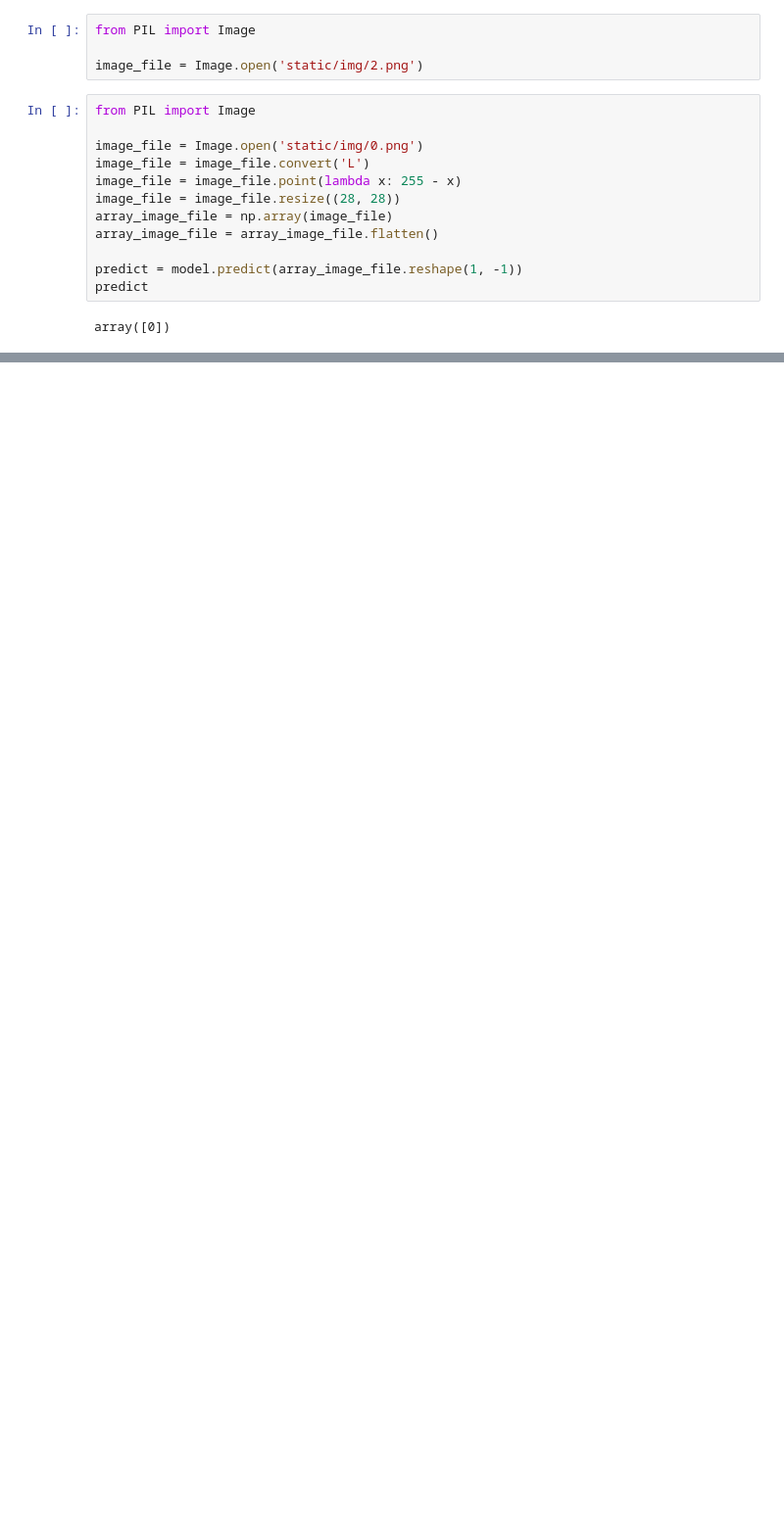
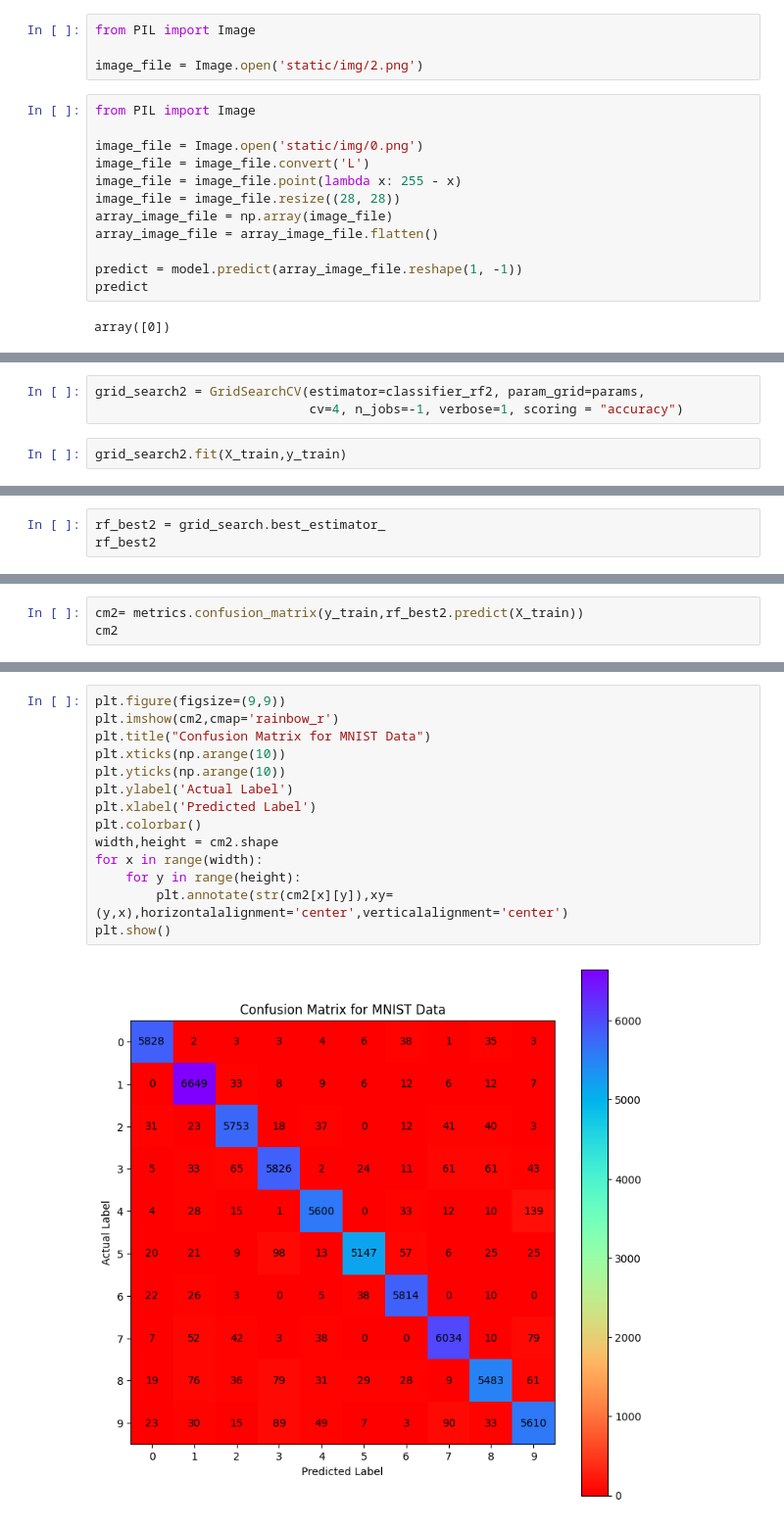
Before and after one commit to Flobrt/start-with-flask, a Jupyter notebook: model.ipynb, the cells around one changed output, grey strips where cells are left out. Shown at 98% size. Saved outputs shown, nothing was run; the diff lists cells and outputs as text; blank space fills up the shorter version.

```diff
--- a/model.ipynb
+++ b/model.ipynb
@@ -222,0 +293,5 @@ joblib.dump(model, path)
+# %%
+grid_search2 = GridSearchCV(estimator=classifier_rf2, param_grid=params,
+                            cv=4, n_jobs=-1, verbose=1, scoring = "accuracy")
+# %%
+grid_search2.fit(X_train,y_train)
@@ -222,0 +307,3 @@ joblib.dump(model, path)
+# %%
+rf_best2 = grid_search.best_estimator_
+rf_best2
@@ -222,0 +313,3 @@ joblib.dump(model, path)
+# %%
+cm2= metrics.confusion_matrix(y_train,rf_best2.predict(X_train))
+cm2
@@ -222,0 +327,16 @@ joblib.dump(model, path)
+# %%
+plt.figure(figsize=(9,9))
+plt.imshow(cm2,cmap='rainbow_r')
+plt.title("Confusion Matrix for MNIST Data")
+plt.xticks(np.arange(10))
+plt.yticks(np.arange(10))
+plt.ylabel('Actual Label')
+plt.xlabel('Predicted Label')
+plt.colorbar()
+width,height = cm2.shape
+for x in range(width):
+    for y in range(height):
+        plt.annotate(str(cm2[x][y]),xy=(y,x),horizontalalignment='center',verticalalignment='center')
+plt.show()
+# %% [output]
+[figure, added]
```
Also changed, not shown: parts of 24 cells of this notebook, 8 other files.
